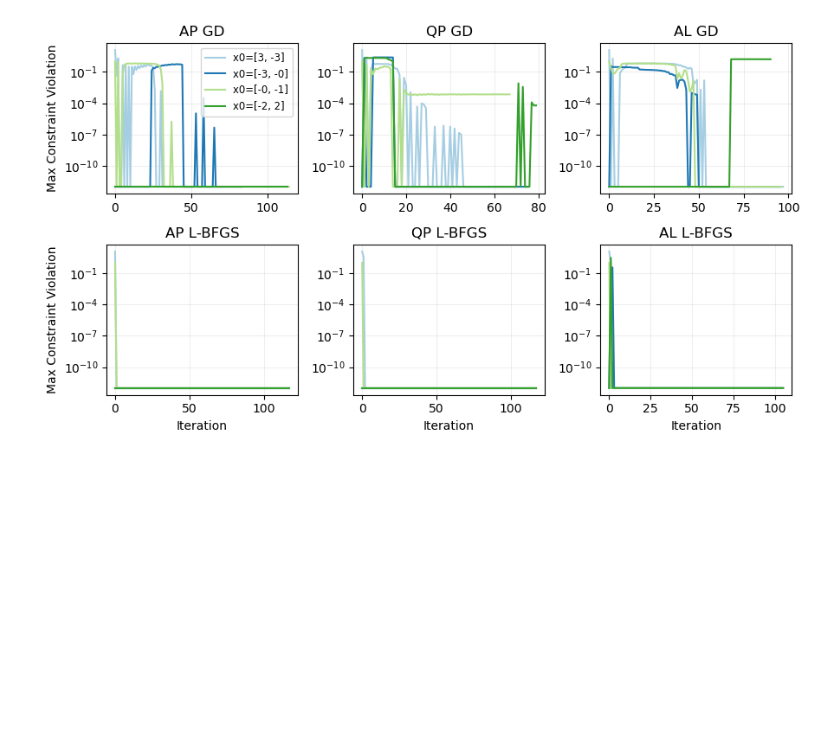
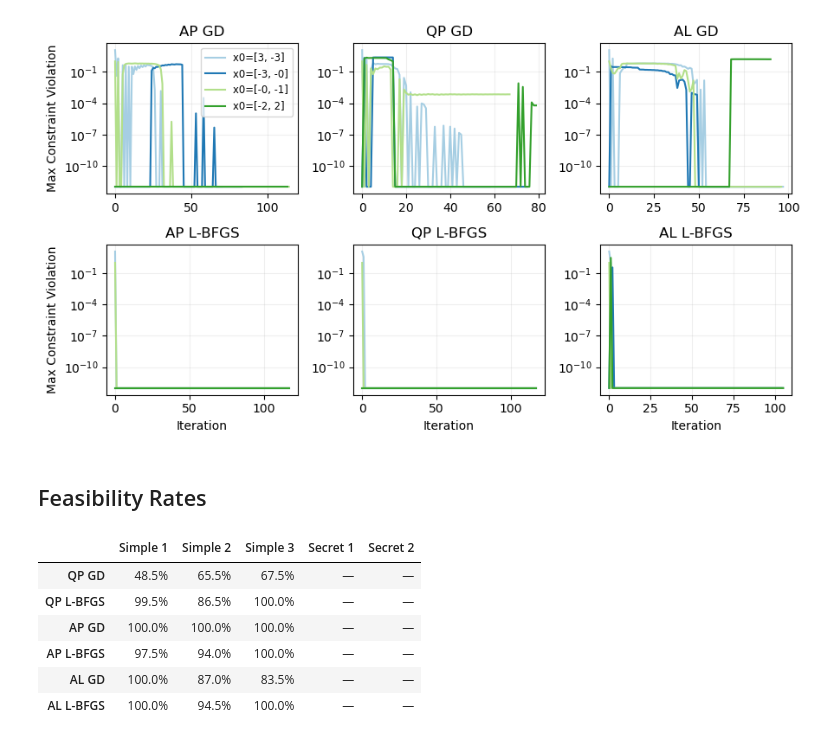
Before and after one commit to Astromatthe/AA222Project2, a Jupyter notebook: project2.ipynb, the cells around one changed output. Drawn from its saved outputs; the diff is of its cells as text; code cells hidden in the pictures; blank space fills up the shorter version.

Commit message:
latex table for export

```diff
--- a/project2.ipynb
+++ b/project2.ipynb
@@ -227,3 +227,78 @@ for metric, ylabel, title_suffix, get_vals in [
 # %% [output]
 [figure]
 [figure]
+# %% [markdown]
+## Feasibility Rates
+# %%
+import json
+import pandas as pd
+from IPython.display import display, HTML
+
+with open("hypersearch_results/all_results.json") as f:
+    hyper = json.load(f)
+
+algo_keys = [
+    ('quad_gd',    'quadratic_penalty_gradient_descent',    'QP GD'),
+    ('quad_lbfgs', 'quadratic_penalty_l_bfgs',              'QP L-BFGS'),
+    ('abs_gd',     'absolute_penalty_gradient_descent',     'AP GD'),
+    ('abs_lbfgs',  'absolute_penalty_l_bfgs',               'AP L-BFGS'),
+    ('aug_gd',     'augmented_lagrangian_gradient_descent', 'AL GD'),
+    ('aug_lbfgs',  'augmented_lagrangian_l_bfgs',           'AL L-BFGS'),
+]
+problems = ['simple1', 'simple2', 'simple3', 'secret1', 'secret2']
+
+rows = {}
+for _, algo_key, label in algo_keys:
+    row = {}
+    for prob in problems:
+        entry = hyper.get(prob, {}).get(algo_key)
+        row[prob] = entry['feasibility_rate'] * 100 if entry else None
+    rows[label] = row
+
+df = pd.DataFrame(rows, index=problems).T
+df.columns = [c.replace('simple', 'Simple ').replace('secret', 'Secret ').title() for c in df.columns]
+
+def color_cell(val):
+    if val is None or (isinstance(val, float) and pd.isna(val)):
+        return 'color: gray'
+    return 'color: green; font-weight: bold' if val >= 95 else 'color: red; font-weight: bold'
+
+def fmt(val):
+    return f'{val:.1f}%' if val is not None and not (isinstance(val, float) and pd.isna(val)) else '—'
+
+styled = df.style.applymap(color_cell).format(fmt)
+display(styled)
+
+# LaTeX export
+latex_lines = []
+cols = list(df.columns)
+latex_lines.append(r'\begin{table}[h]')
+latex_lines.append(r'\centering')
+latex_lines.append(r'\begin{tabular}{l' + 'r' * len(cols) + '}')
+latex_lines.append(r'\toprule')
+latex_lines.append('Algorithm & ' + ' & '.join(cols) + r' \\')
+latex_lines.append(r'\midrule')
+for algo, row in df.iterrows():
+    cells = []
+    for val in row:
+        if val is None or (isinstance(val, float) and pd.isna(val)):
+            cells.append('—')
+        elif val >= 95:
+            cells.append(r'\textcolor{green!60!black}{' + f'{val:.1f}\%' + '}')
+        else:
+            cells.append(r'\textcolor{red}{' + f'{val:.1f}\%' + '}')
+    latex_lines.append(algo + ' & ' + ' & '.join(cells) + r' \\')
+latex_lines.append(r'\bottomrule')
+latex_lines.append(r'\end{tabular}')
+latex_lines.append(r'\caption{Feasibility rates (\%) across problems and algorithms. Green: $\geq$95\%, Red: $<$95\%.}')
+latex_lines.append(r'\label{tab:feasibility}')
+latex_lines.append(r'\end{table}')
+print('\n'.join(latex_lines))
+# %% [output]
+|  | Simple 1 | Simple 2 | Simple 3 | Secret 1 | Secret 2 |
+| QP GD | 48.5% | 65.5% | 67.5% | — | — |
+| QP L-BFGS | 99.5% | 86.5% | 100.0% | — | — |
+| AP GD | 100.0% | 100.0% | 100.0% | — | — |
+| AP L-BFGS | 97.5% | 94.0% | 100.0% | — | — |
+| AL GD | 100.0% | 87.0% | 83.5% | — | — |
+| AL L-BFGS | 100.0% | 94.5% | 100.0% | — | — |
```
Also changed, not shown: parts of 1 cell of this notebook, 5 other files.
